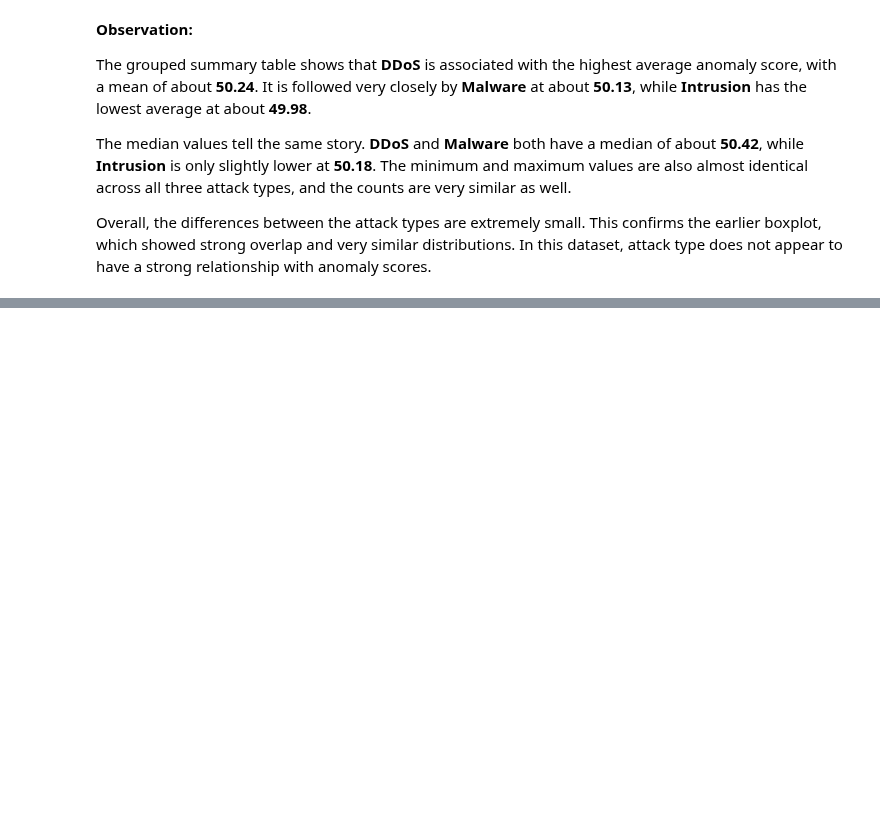
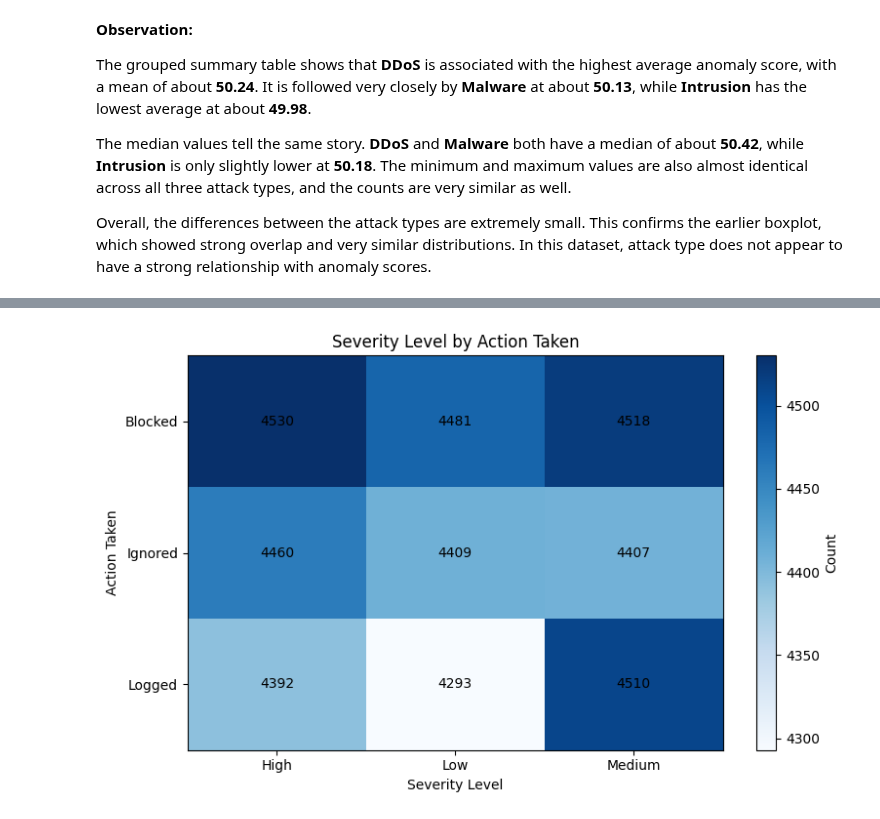
Before and after one commit to AlexanderPanagyurski/cyberattack-severity-analysis, a Jupyter notebook: Drivers of Cyberattack Severity.ipynb, the cells around one changed output, grey strips where cells are left out. Saved outputs shown, nothing was run; the diff lists cells and outputs as text; code cells hidden in the pictures; blank space fills up the shorter version.

```diff
--- a/Drivers of Cyberattack Severity.ipynb
+++ b/Drivers of Cyberattack Severity.ipynb
@@ -1969,0 +2099,7 @@ Overall, the differences between the attack types are extremely small. This conf
+# %%
+severity_by_action_taken = pd.crosstab(
+    cybersecurity_attacks["action_taken"],
+    cybersecurity_attacks["severity_level"]
+)
+
+severity_by_action_taken
@@ -1969,0 +2112,7 @@ Overall, the differences between the attack types are extremely small. This conf
+# %%
+plot_crosstab_heatmap(
+    severity_by_action_taken,
+    title="Severity Level by Action Taken"
+)
+# %% [output]
+[figure, added]
```
Also changed, not shown: parts of 22 cells of this notebook.
